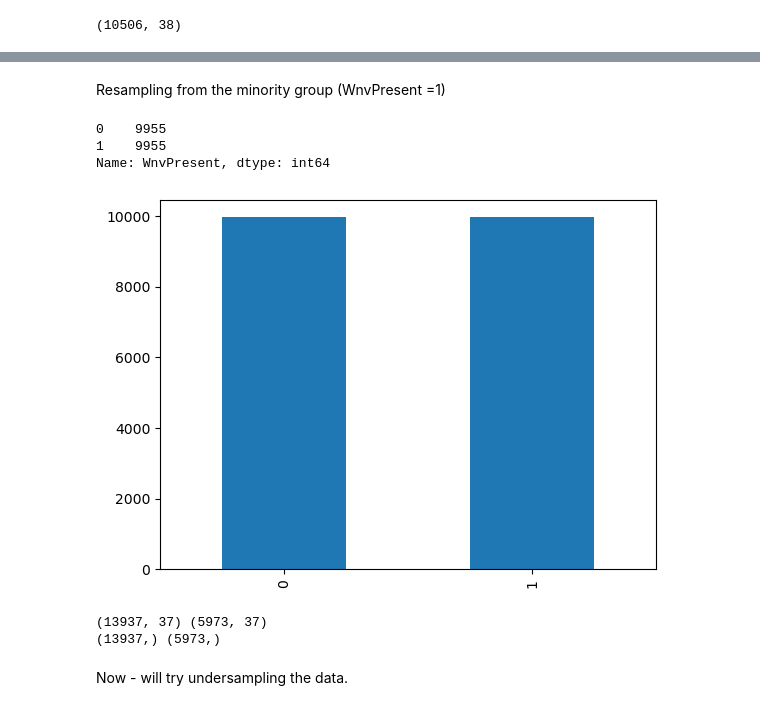
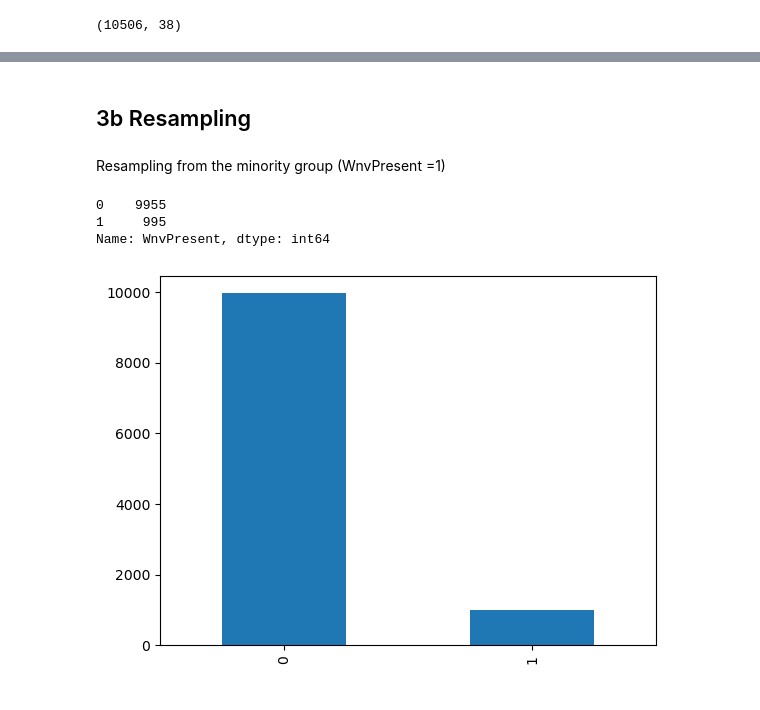
Before and after one commit to annapfenner/Predicting-the-West-Nile-virus, a Jupyter notebook: Jupyter Notebooks/Project 2- Pre-processing, Training & Modeling.ipynb, the cells around one changed output, grey strips where cells are left out. Cells and saved outputs as stored; diff of their text form; code cells hidden in the pictures.

```diff
--- a/Jupyter Notebooks/Project 2- Pre-processing, Training & Modeling.ipynb
+++ b/Jupyter Notebooks/Project 2- Pre-processing, Training & Modeling.ipynb
@@ -60,15 +65,17 @@ y_under =y
+# %% [markdown]
+## 3b Resampling
 # %% [markdown]
 Resampling from the minority group (WnvPresent =1)
-# %%
-#Resample the minority using SMOTE package
-smote = SMOTE()
-X, y = smote.fit_resample(X, y)
+# %%
+#oversampling from the minority group
+ros = RandomOverSampler(sampling_strategy=.1, random_state= 42)
+X_over, y_over = ros.fit_resample(X, y)
 # %%
 #graphing y value counts to make sure even amount of WnvPresent and not
-y.value_counts().plot(kind='bar')
-print(y.value_counts())
+y_over.value_counts().plot(kind='bar')
+print(y_over.value_counts())
 # %% [output]
 0    9955
-1    9955
+1     995
 Name: WnvPresent, dtype: int64
-[figure, old version]
+[figure, new version]
@@ -78,12 +82,3 @@ X_train, X_test, y_train, y_test = train_test_split(X, y, test_size=0.3, random_
-# %%
-#check to make sure X, y similar lengths
-print(X_train.shape, X_test.shape)
-print(y_train.shape, y_test.shape)
-# %% [output]
-(13937, 37) (5973, 37)
-(13937,) (5973,)
-# %% [markdown]
-Now - will try undersampling the data.
 # %%
 #undersample the zeros in data
 rus = RandomUnderSampler(random_state=0)
```
Also changed, not shown: parts of 74 cells of this notebook.
